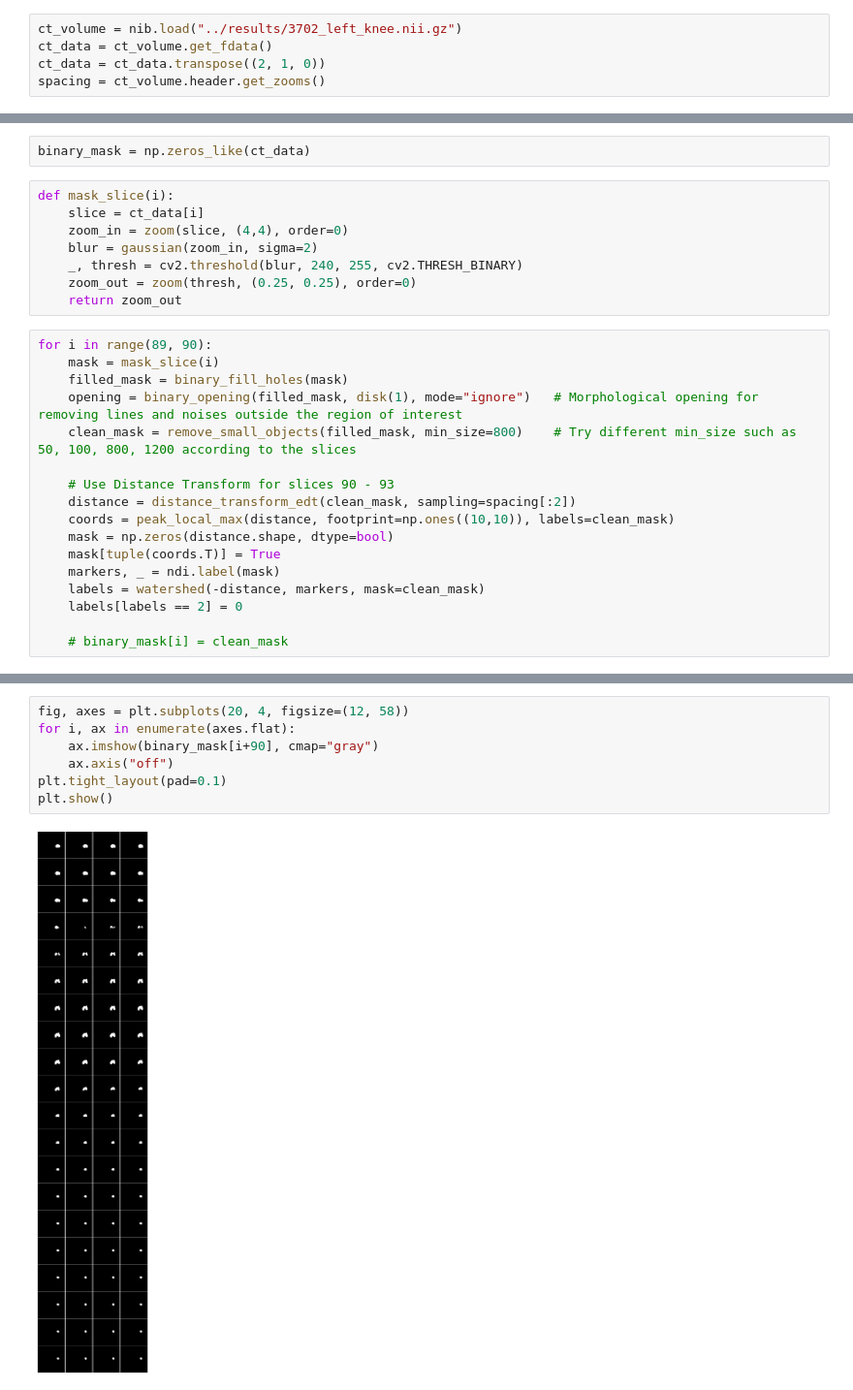
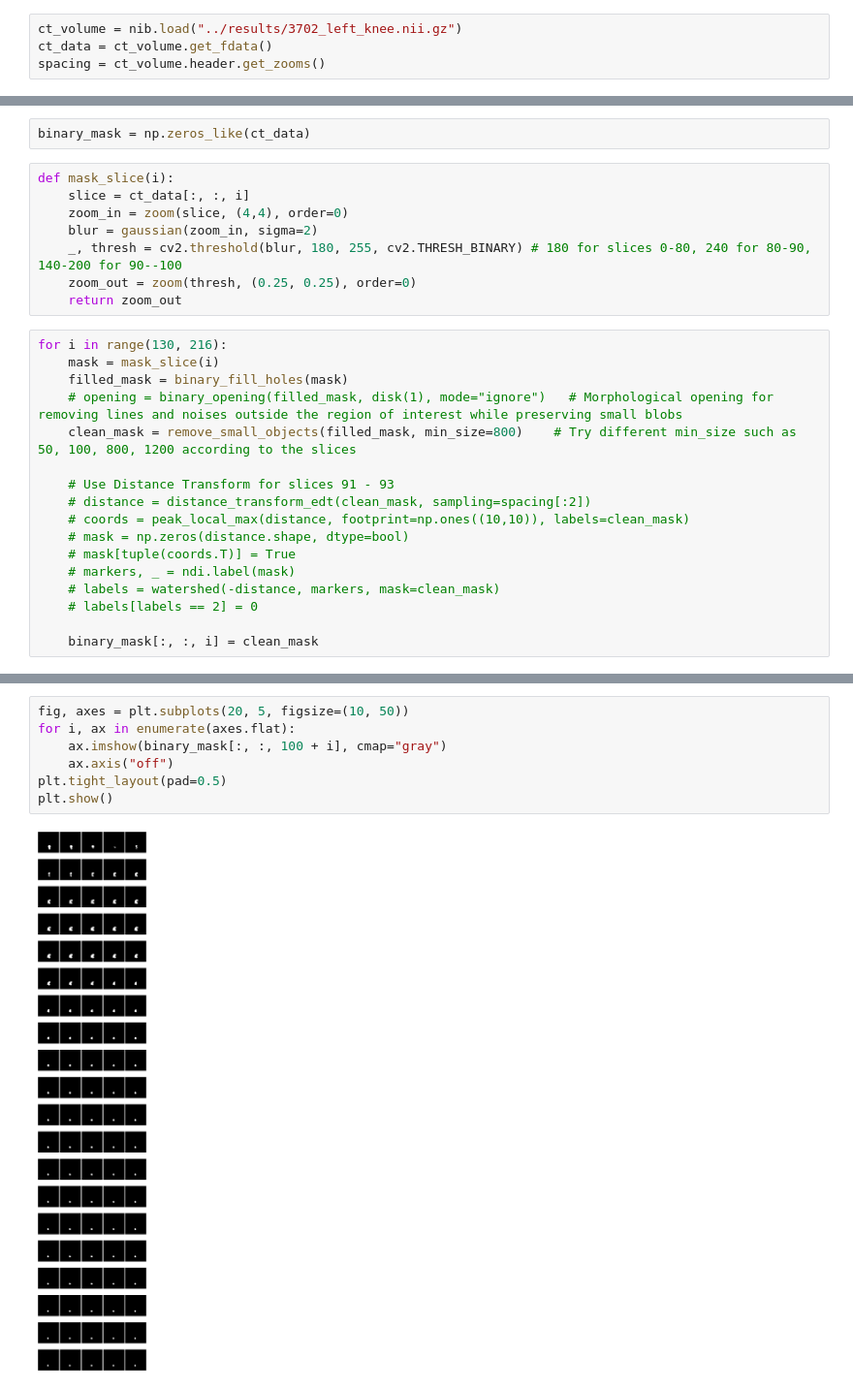
Before and after one commit to a-b365/bone-analysis, a Jupyter notebook: notebooks/notebook.ipynb, the cells around one changed output, grey strips where cells are left out. Shown at 97% size. Drawn from its saved outputs; the diff is of its cells as text.

Commit message:
images

```diff
--- a/notebooks/notebook.ipynb
+++ b/notebooks/notebook.ipynb
@@ -15,7 +16,6 @@ from skimage.feature import peak_local_max
 # %%
 ct_volume = nib.load("../results/3702_left_knee.nii.gz")
 ct_data = ct_volume.get_fdata()
-ct_data = ct_data.transpose((2, 1, 0))
 spacing = ct_volume.header.get_zooms()
 # %%
 def show_mask(mask):
@@ -30,26 +30,26 @@ show_mask(ct_data[0])
 binary_mask = np.zeros_like(ct_data)
 # %%
 def mask_slice(i):
-    slice = ct_data[i]
+    slice = ct_data[:, :, i]
     zoom_in = zoom(slice, (4,4), order=0)
     blur = gaussian(zoom_in, sigma=2)
-    _, thresh = cv2.threshold(blur, 240, 255, cv2.THRESH_BINARY)
+    _, thresh = cv2.threshold(blur, 180, 255, cv2.THRESH_BINARY) # 180 for slices 0-80, 240 for 80-90, 140-200 for 90--100
     zoom_out = zoom(thresh, (0.25, 0.25), order=0)
     return zoom_out
 # %%
-for i in range(89, 90):
+for i in range(130, 216):
     mask = mask_slice(i)
     filled_mask = binary_fill_holes(mask)
-    opening = binary_opening(filled_mask, disk(1), mode="ignore")   # Morphological opening for removing lines and noises outside the region of interest
+    # opening = binary_opening(filled_mask, disk(1), mode="ignore")   # Morphological opening for removing lines and noises outside the region of interest while preserving small blobs
     clean_mask = remove_small_objects(filled_mask, min_size=800)    # Try different min_size such as 50, 100, 800, 1200 according to the slices
 
-    # Use Distance Transform for slices 90 - 93
-    distance = distance_transform_edt(clean_mask, sampling=spacing[:2])
-    coords = peak_local_max(distance, footprint=np.ones((10,10)), labels=clean_mask)
-    mask = np.zeros(distance.shape, dtype=bool)
-    mask[tuple(coords.T)] = True
-    markers, _ = ndi.label(mask)
-    labels = watershed(-distance, markers, mask=clean_mask)
-    labels[labels == 2] = 0
+    # Use Distance Transform for slices 91 - 93
+    # distance = distance_transform_edt(clean_mask, sampling=spacing[:2])
+    # coords = peak_local_max(distance, footprint=np.ones((10,10)), labels=clean_mask)
+    # mask = np.zeros(distance.shape, dtype=bool)
+    # mask[tuple(coords.T)] = True
+    # markers, _ = ndi.label(mask)
+    # labels = watershed(-distance, markers, mask=clean_mask)
+    # labels[labels == 2] = 0
 
-    # binary_mask[i] = clean_mask
+    binary_mask[:, :, i] = clean_mask
@@ -59,10 +56,10 @@ for i in range(89, 90):
 # %%
-fig, axes = plt.subplots(20, 4, figsize=(12, 58))
+fig, axes = plt.subplots(20, 5, figsize=(10, 50))
 for i, ax in enumerate(axes.flat):
-    ax.imshow(binary_mask[i+90], cmap="gray")
+    ax.imshow(binary_mask[:, :, 100 + i], cmap="gray")
     ax.axis("off")
-plt.tight_layout(pad=0.1)
+plt.tight_layout(pad=0.5)
 plt.show()
 # %% [output]
-[figure, old version]
+[figure, new version]
 # %%
```
Also changed, not shown: parts of 18 cells of this notebook, 9 other files.
